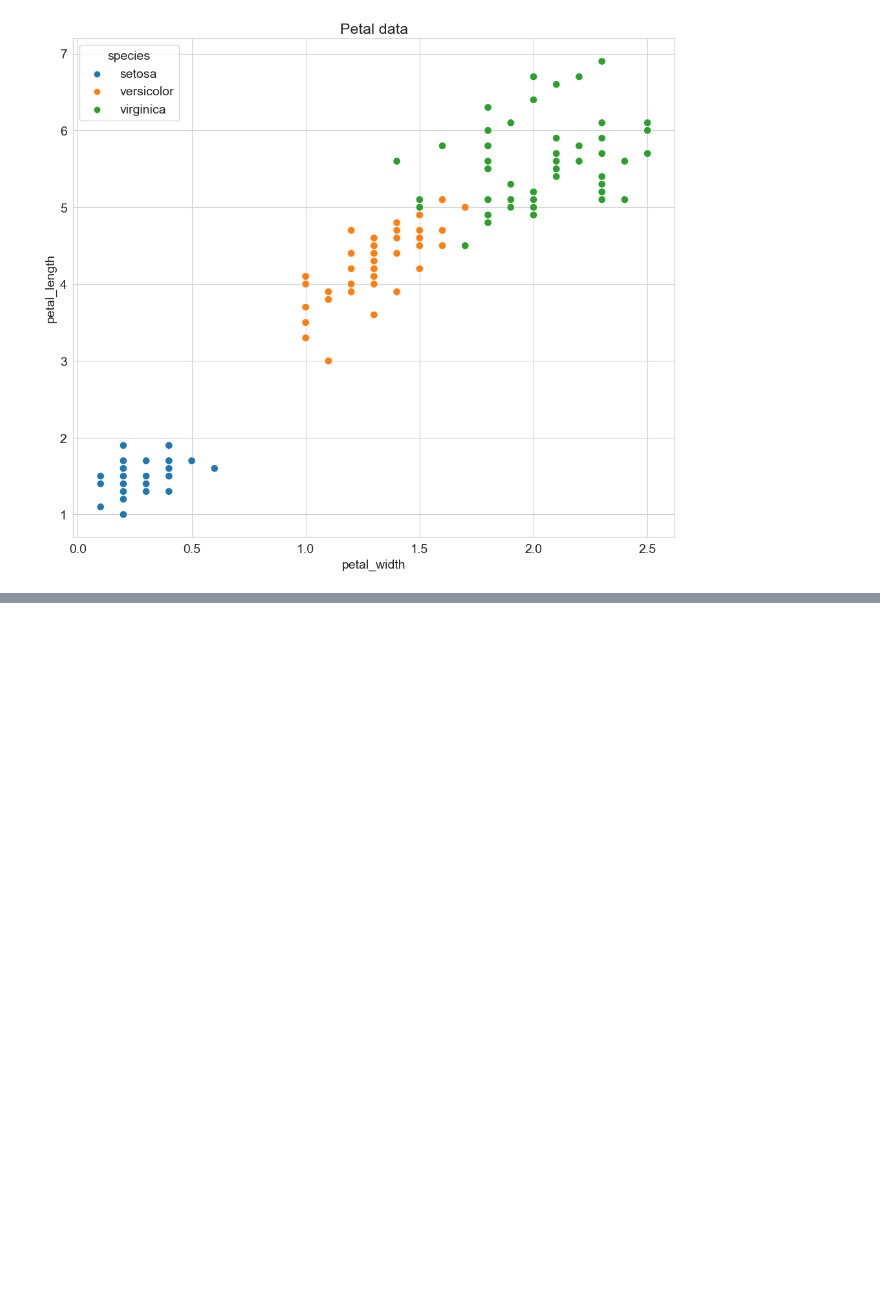
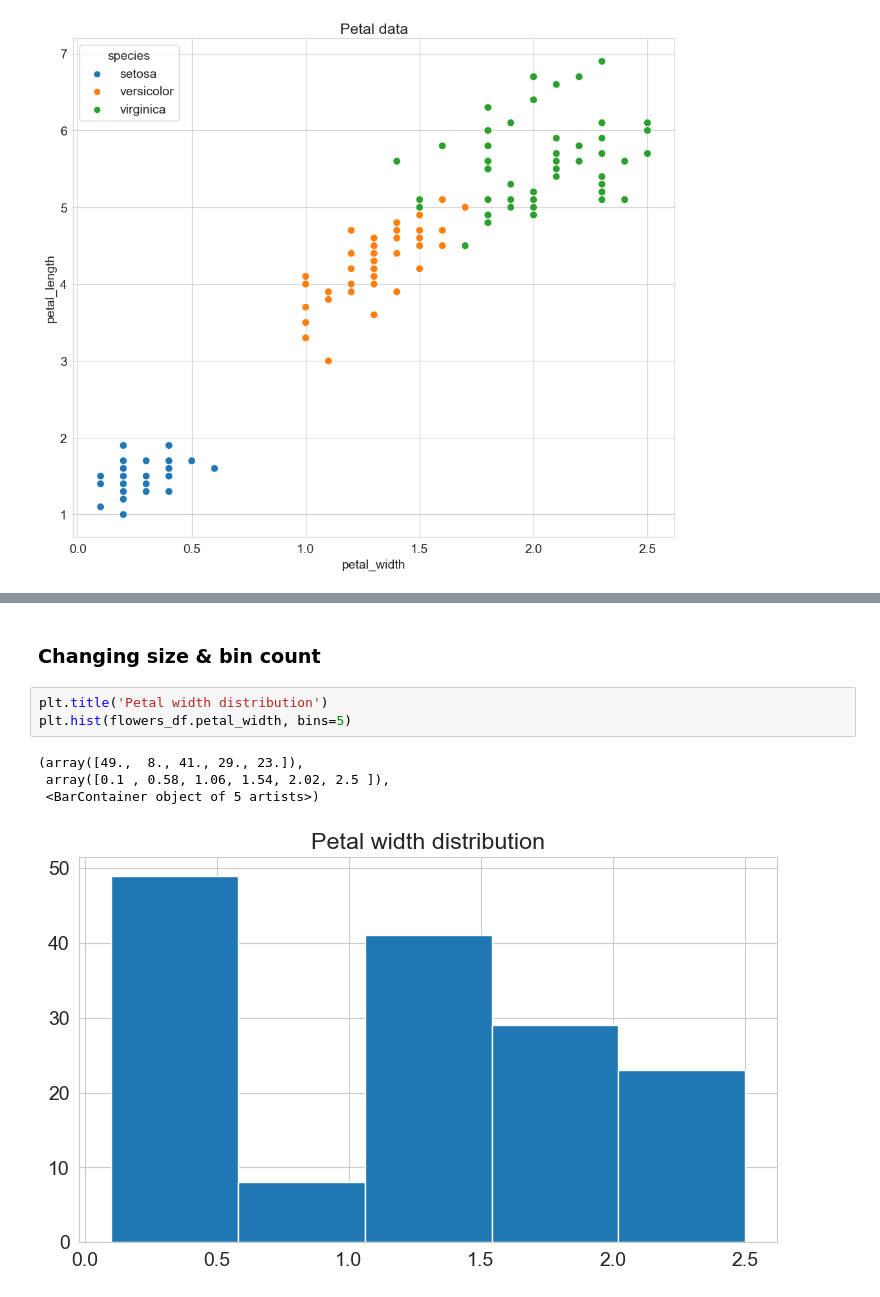
Before and after one commit to Lakshit-Chiranjiv/Python-Data-Analysis-Repo, a Jupyter notebook: Python Matplotlib-Seaborn.ipynb, the cells around one changed output, grey strips where cells are left out. Cells and saved outputs as stored; diff of their text form; blank space fills up the shorter version.

```diff
--- a/Python Matplotlib-Seaborn.ipynb
+++ b/Python Matplotlib-Seaborn.ipynb
@@ -193,0 +206,10 @@ sns.scatterplot(data=flowers_df, x="petal_width", y="petal_length", hue="species
+# %% [markdown]
+### Changing size & bin count
+# %%
+plt.title('Petal width distribution')
+plt.hist(flowers_df.petal_width, bins=5)
+# %% [output]
+(array([49.,  8., 41., 29., 23.]),
+ array([0.1 , 0.58, 1.06, 1.54, 2.02, 2.5 ]),
+ <BarContainer object of 5 artists>)
+[figure, added]
```
Also changed, not shown: parts of 5 cells of this notebook.
